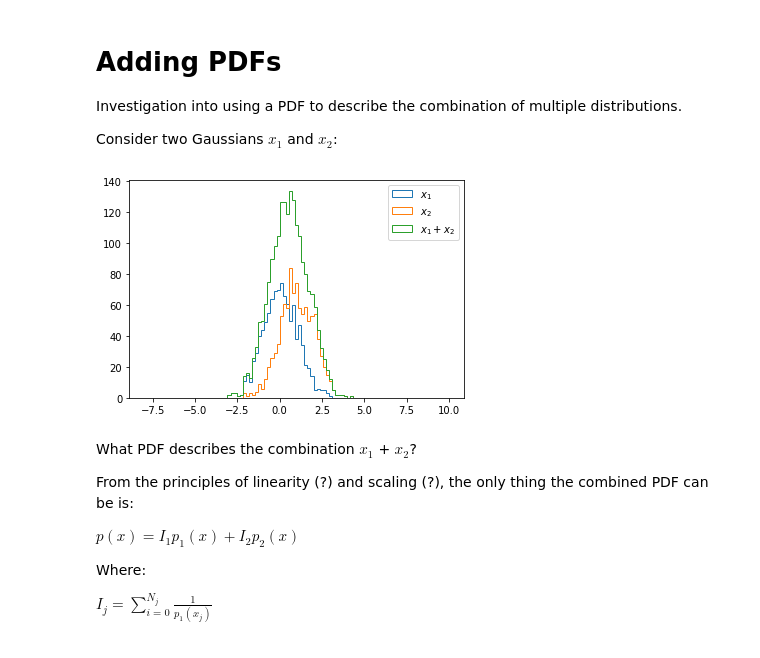
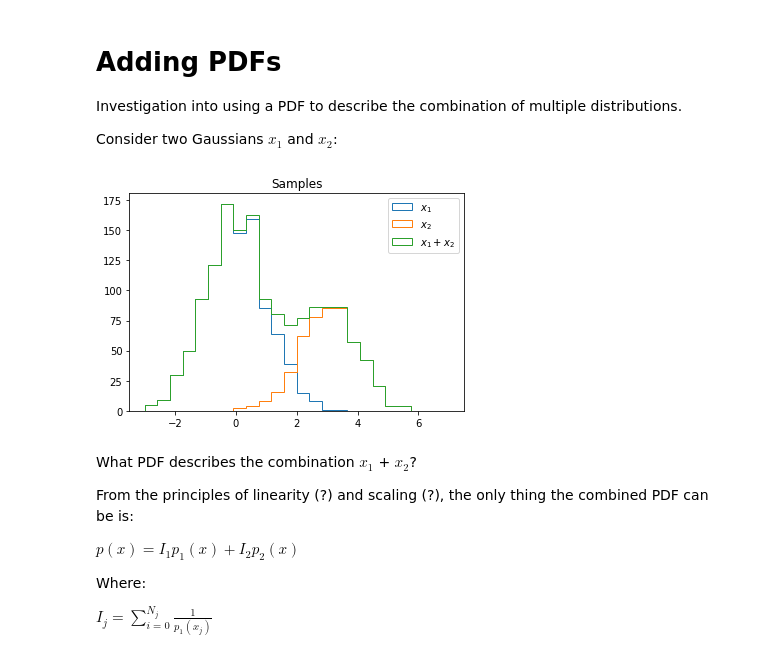
Before and after one commit to richard-lane/addPdfs, a Jupyter notebook: addPdfs.ipynb, the cells around one changed output. Cells and saved outputs as stored; diff of their text form; code cells hidden in the pictures.

```diff
--- a/addPdfs.ipynb
+++ b/addPdfs.ipynb
@@ -18,40 +18,42 @@ def sample(N, pdf, pdf_domain, pdf_range):
     Use accept-reject sampling to get N samples from pdf
 
     slow
 
     """
     points = np.zeros(N)
     num_generated = 0
 
     while num_generated < N:
         # Generate a point
         x = pdf_domain[0] + (pdf_domain[1] - pdf_domain[0]) * rng.random()
         y = pdf_range[0] + (pdf_range[1] - pdf_range[0]) * rng.random()
 
         if y < pdf(x):
             points[num_generated] = x
             num_generated += 1
 
     return points
 
 
 std_normal_pdf = lambda x: norm.pdf(x, loc=0, scale=1)
-shifted_normal_pdf = lambda x: norm.pdf(x, loc=1, scale=1)
-pdf_domain = (-3, 5)
-pdf_range = (0, 1)
+shifted_normal_pdf = lambda x: norm.pdf(x, loc=3, scale=1)
+pdf_domain = (-3, 7)
+pdf_range = (0, 0.4)
 
-x1 = sample(1000, std_normal_pdf, pdf_domain, pdf_range)
-x2 = sample(1000, shifted_normal_pdf, pdf_domain, pdf_range)
+N1, N2 = 1000, 500
+x1 = sample(N1, std_normal_pdf, pdf_domain, pdf_range)
+x2 = sample(N2, shifted_normal_pdf, pdf_domain, pdf_range)
 
-kw = {"histtype": "step", "bins": np.linspace(-8, 10, 100)}
+kw = {"histtype": "step", "bins": np.linspace(*pdf_domain, 25)}
 plt.hist(x1, **kw, label=r"$x_1$")
 plt.hist(x2, **kw, label=r"$x_2$")
 plt.hist(np.concatenate((x1, x2)), **kw, label=r"$x_1+x_2$")
+plt.title("Samples")
 
 plt.legend()
 plt.show()
 # %% [output]
-[figure, old version]
+[figure, new version]
 # %% [markdown]
 What PDF describes the combination $x_1$ + $x_2$?
 
```
Also changed, not shown: parts of 2 cells of this notebook.
